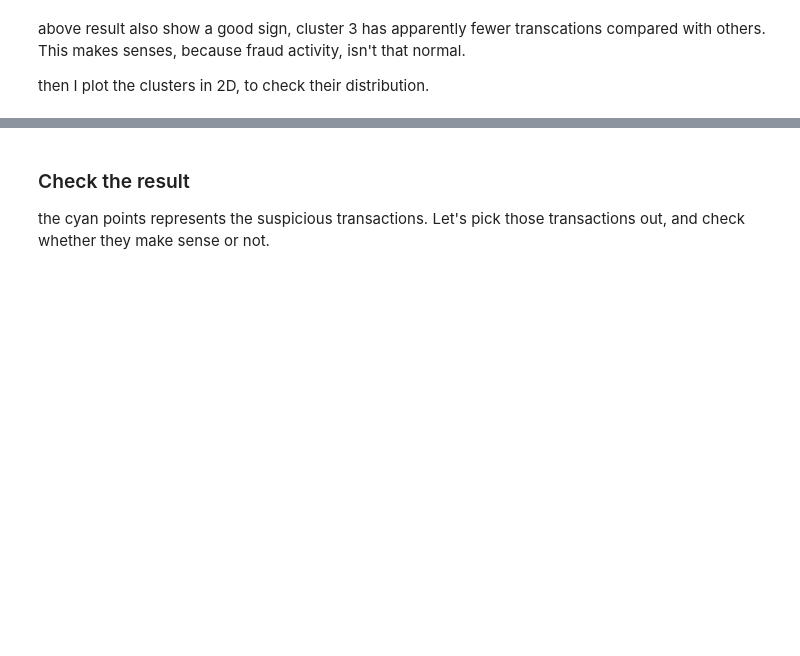
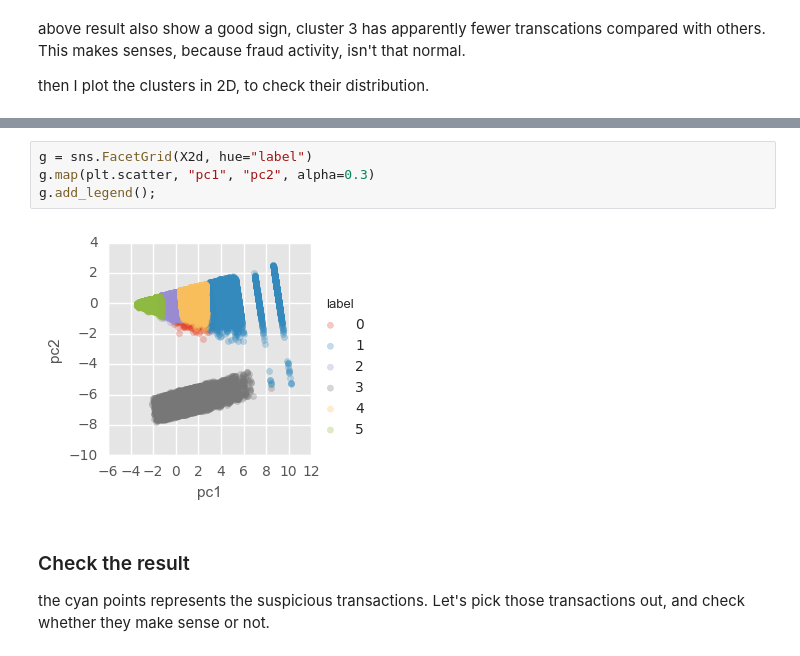
Before and after one commit to stasi009/TakeHomeDataChallenges, a Jupyter notebook: 10.CreditCard/credit_card_fraud.ipynb, the cells around one changed output, grey strips where cells are left out. Drawn from its saved outputs; the diff is of its cells as text; blank space fills up the shorter version.

```diff
--- a/10.CreditCard/credit_card_fraud.ipynb
+++ b/10.CreditCard/credit_card_fraud.ipynb
@@ -245,3 +256,9 @@ plt.legend(loc='best')
+# %%
+g = sns.FacetGrid(X2d, hue="label")
+g.map(plt.scatter, "pc1", "pc2", alpha=0.3)
+g.add_legend();
+# %% [output]
+[figure, added]
 # %% [markdown]
 ### Check the result
 the cyan points represents the suspicious transactions. Let's pick those transactions out, and check whether they make sense or not.
```
Also changed, not shown: parts of 10 cells of this notebook, 9 other files.
